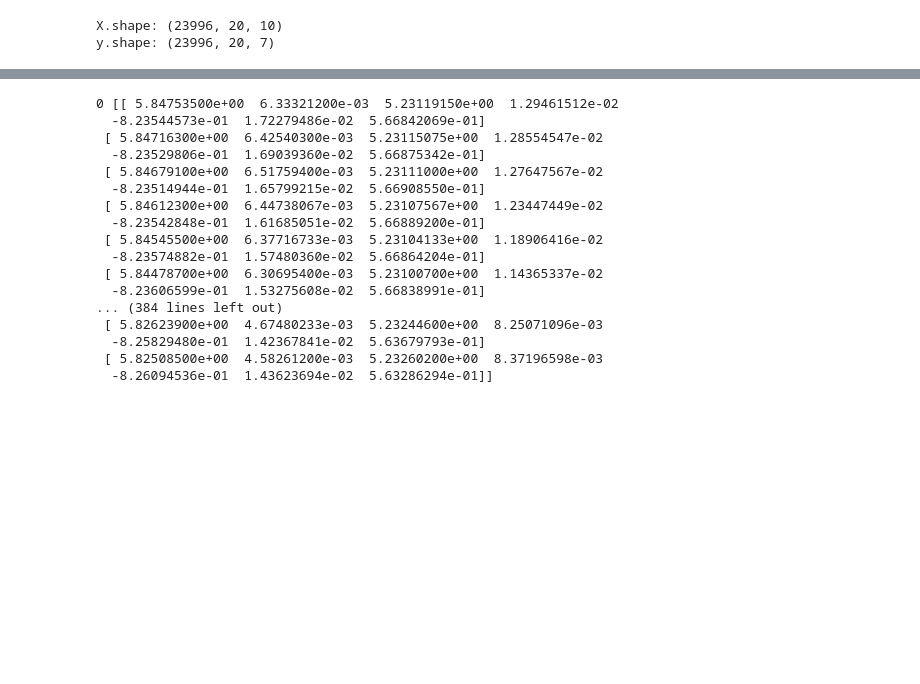
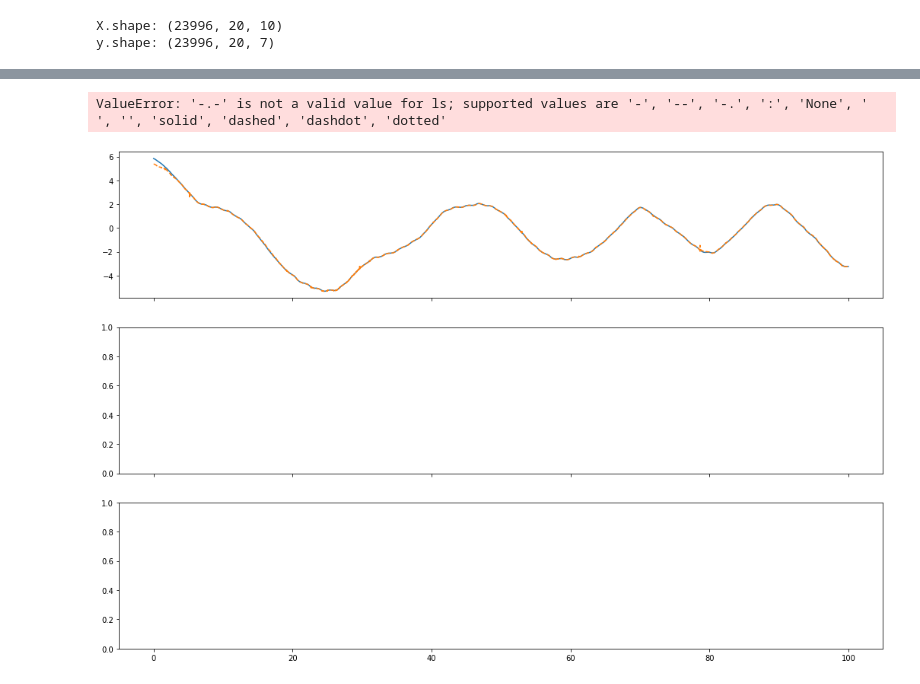
Before and after one commit to oleksa-oleksa/MasterThesis_UserPosition_6DOF, a Jupyter notebook: Development/notebooks/playground.ipynb, the cells around one changed output, grey strips where cells are left out. Cells and saved outputs as stored; diff of their text form; code cells hidden in the pictures; blank space fills up the shorter version.

```diff
--- a/Development/notebooks/playground.ipynb
+++ b/Development/notebooks/playground.ipynb
@@ -152,21 +131,45 @@ for idx, row in enumerate(X[:10,:,:]):
-# %%
-for idx, row in enumerate(y[:10,:,:]):
-    print(f"{idx:} {row}")
-# %% [output]
-0 [[ 5.84753500e+00  6.33321200e-03  5.23119150e+00  1.29461512e-02
-  -8.23544573e-01  1.72279486e-02  5.66842069e-01]
- [ 5.84716300e+00  6.42540300e-03  5.23115075e+00  1.28554547e-02
-  -8.23529806e-01  1.69039360e-02  5.66875342e-01]
- [ 5.84679100e+00  6.51759400e-03  5.23111000e+00  1.27647567e-02
-  -8.23514944e-01  1.65799215e-02  5.66908550e-01]
- [ 5.84612300e+00  6.44738067e-03  5.23107567e+00  1.23447449e-02
-  -8.23542848e-01  1.61685051e-02  5.66889200e-01]
- [ 5.84545500e+00  6.37716733e-03  5.23104133e+00  1.18906416e-02
-  -8.23574882e-01  1.57480360e-02  5.66864204e-01]
- [ 5.84478700e+00  6.30695400e-03  5.23100700e+00  1.14365337e-02
-  -8.23606599e-01  1.53275608e-02  5.66838991e-01]
-... (384 lines left out)
- [ 5.82623900e+00  4.67480233e-03  5.23244600e+00  8.25071096e-03
-  -8.25829480e-01  1.42367841e-02  5.63679793e-01]
- [ 5.82508500e+00  4.58261200e-03  5.23260200e+00  8.37196598e-03
-  -8.26094536e-01  1.43623694e-02  5.63286294e-01]]
+# %%
+import toml
+import os
+import pandas as pd
+cfg = toml.load('../config.toml')
+dataset_lengh_sec = 600
+from matplotlib import pyplot as plt
+
+
+targets = pd.read_csv('../results/targets/targets.csv')
+predictions = pd.read_csv('../results/predictions/lstm1/hid64_epochs200_batch256_15.07_1101.csv')
+base = pd.read_csv('../results/predictions/baseline/baseline_predictions.csv')
+# ts = np.arange(0, dataset_lengh_sec + cfg['dt'], cfg['dt'])
+ts = np.arange(0, 100 + cfg['dt'], cfg['dt'])
+
+fig, (ax1, ax2, ax3) = plt.subplots(3, 1, figsize=(18, 12), sharex=True)
+# fig, (ax1) = plt.subplots(1, 1, figsize=(18, 12), sharex=True)
+
+ax1.plot(ts, targets.loc[:len(ts) - 1, 'x'], label='target_X')
+ax1.plot(ts, predictions.loc[:len(ts) - 1, 'x'], label='pred_X', linestyle='--')
+ax1.plot(ts, base.loc[:len(ts) - 1, 'x'], label='base_X', linestyle='-.-')
+ax1.set_ylabel('meters')
+ax1.set_xlim(0, dataset_lengh_sec)
+ax1.legend(loc='upper left')
+ax1.yaxis.grid(which='major', linestyle='dotted', linewidth=1)
+#ax1.xaxis.set_major_locator(MultipleLocator(10))
+
+ax2.plot(ts, targets.loc[:len(ts) - 1, 'z'], label='target_Z')
+ax2.plot(ts, predictions.loc[:len(ts) - 1, 'z'], label='pred_Z', linestyle='--')
+ax2.set_ylabel('meters')
+ax2.set_xlim(0, dataset_lengh_sec)
+ax2.legend(loc='upper left')
+ax2.yaxis.grid(which='major', linestyle='dotted', linewidth=1)
+#ax1.xaxis.set_major_locator(MultipleLocator(10))
+
+ax3.plot(ts, targets.loc[:len(ts) - 1, 'qw'], label='target_qw')
+ax3.plot(ts, predictions.loc[:len(ts) - 1, 'qw'], label='pred_qw', linestyle='--')
+ax3.set_ylabel('meters')
+ax3.set_xlim(0, dataset_lengh_sec)
+ax3.legend(loc='upper left')
+ax3.yaxis.grid(which='major', linestyle='dotted', linewidth=1)
+#ax1.xaxis.set_major_locator(MultipleLocator(10))
+# %% [output]
+ValueError: '-.-' is not a valid value for ls; supported values are '-', '--', '-.', ':', 'None', ' ', '', 'solid', 'dashed', 'dashdot', 'dotted'
+[figure, added]
```
Also changed, not shown: parts of 1 cell of this notebook, 55 other files.
